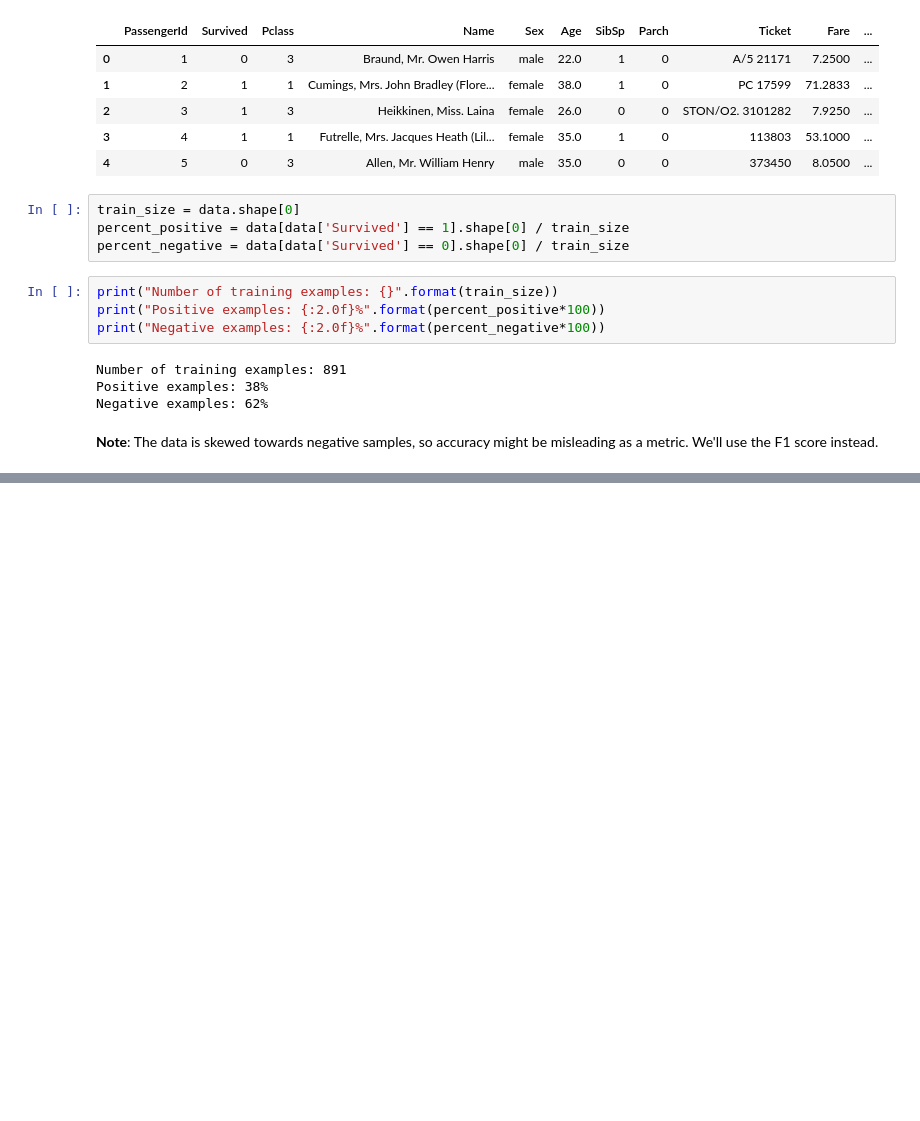
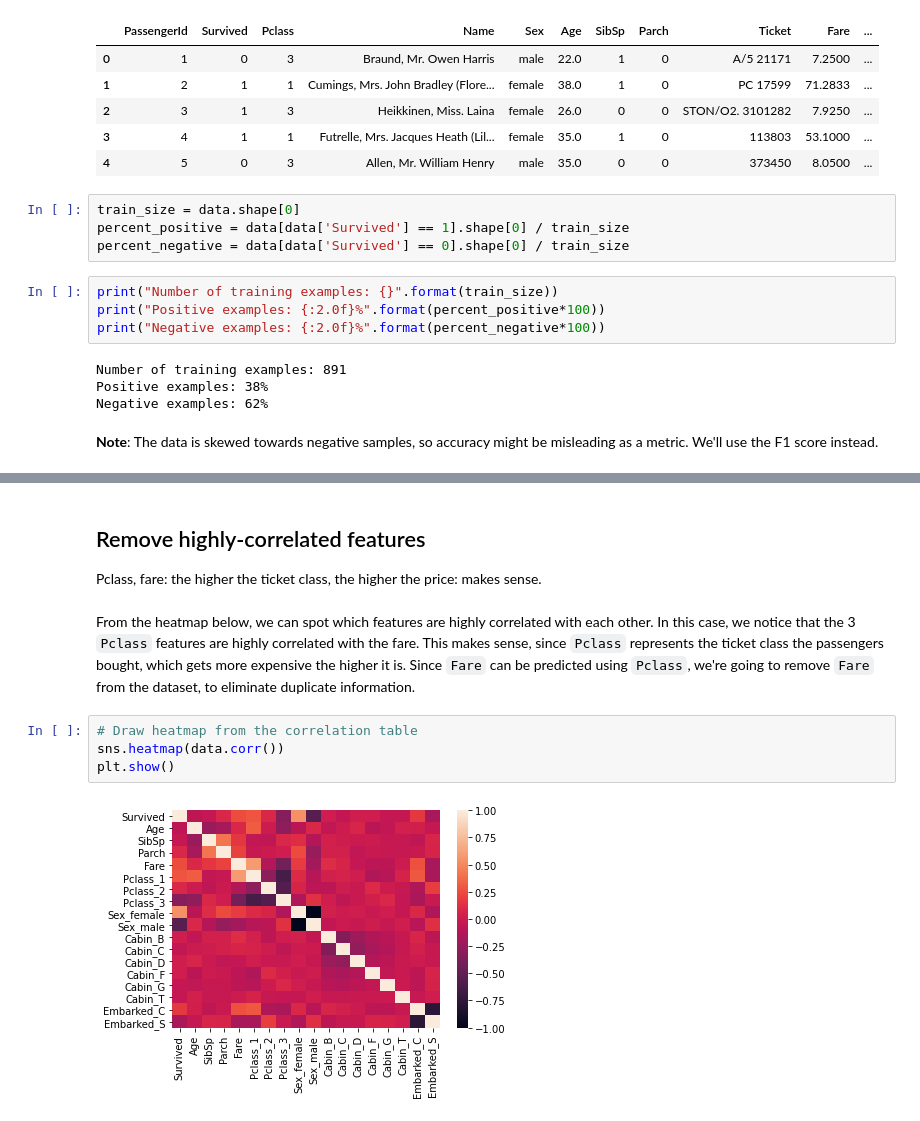
Before and after one commit to alexgeorgousis/titanic-ML, a Jupyter notebook: report.ipynb, the cells around one changed output, grey strips where cells are left out. Drawn from its saved outputs; the diff is of its cells as text; blank space fills up the shorter version.

```diff
--- a/report.ipynb
+++ b/report.ipynb
@@ -59,0 +150,12 @@ data.head(1)
+# %% [markdown]
+## Remove highly-correlated features
+
+Pclass, fare: the higher the ticket class, the higher the price: makes sense.
+# %% [markdown]
+From the heatmap below, we can spot which features are highly correlated with each other. In this case, we notice that the 3 `Pclass` features are highly correlated with the fare. This makes sense, since `Pclass` represents the ticket class the passengers bought, which gets more expensive the higher it is. Since `Fare` can be predicted using `Pclass`, we're going to remove `Fare` from the dataset, to eliminate duplicate information.
+# %%
+# Draw heatmap from the correlation table
+sns.heatmap(data.corr())
+plt.show()
+# %% [output]
+[figure, added]
```
Also changed, not shown: parts of 20 cells of this notebook.
